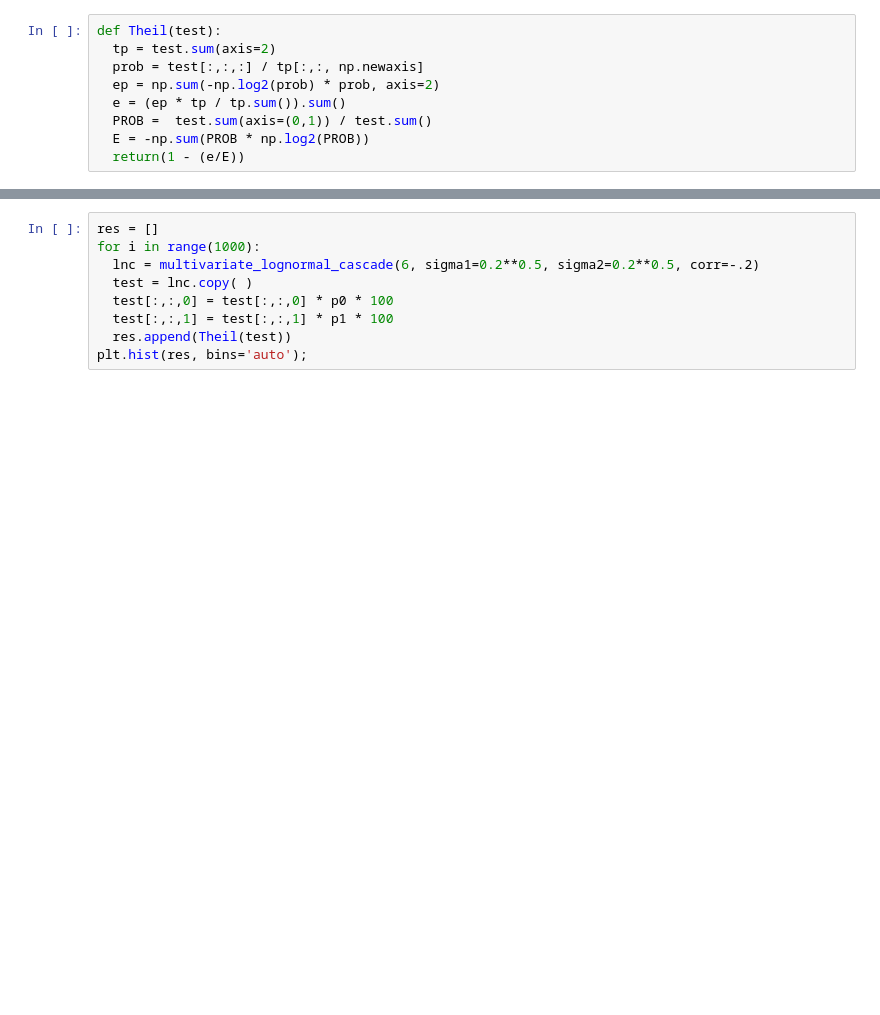
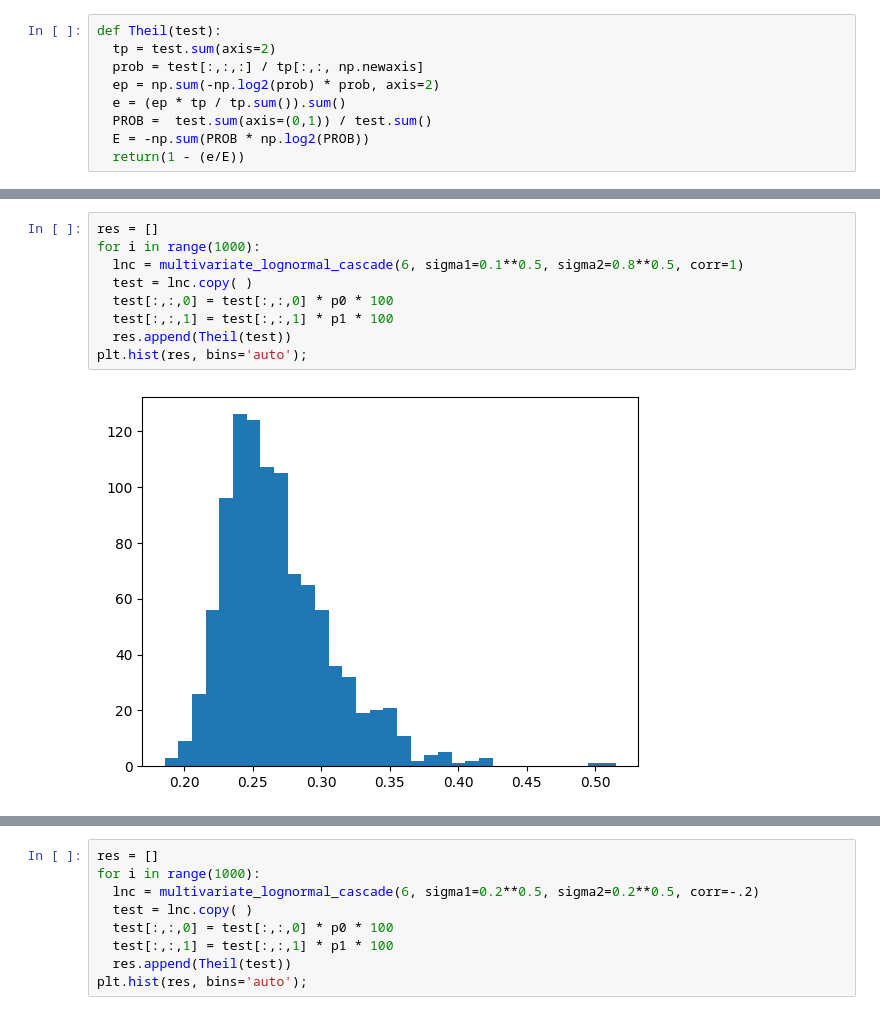
Before and after one commit to fsemecurbe/MMTMSS, a Jupyter notebook: MMTMSS.ipynb, the cells around one changed output, grey strips where cells are left out. Saved outputs shown, nothing was run; the diff lists cells and outputs as text; blank space fills up the shorter version.

```diff
--- a/MMTMSS.ipynb
+++ b/MMTMSS.ipynb
@@ -308,3 +311,14 @@ for i in range(1000):
+# %%
+res = []
+for i in range(1000):
+  lnc = multivariate_lognormal_cascade(6, sigma1=0.1**0.5, sigma2=0.8**0.5, corr=1)
+  test = lnc.copy( )
+  test[:,:,0] = test[:,:,0] * p0 * 100
+  test[:,:,1] = test[:,:,1] * p1 * 100
+  res.append(Theil(test))
+plt.hist(res, bins='auto');
+# %% [output]
+[figure, added]
 # %%
 plt.hist(res, bins='auto');
 # %% [output]
```
Also changed, not shown: parts of 3 cells of this notebook.
